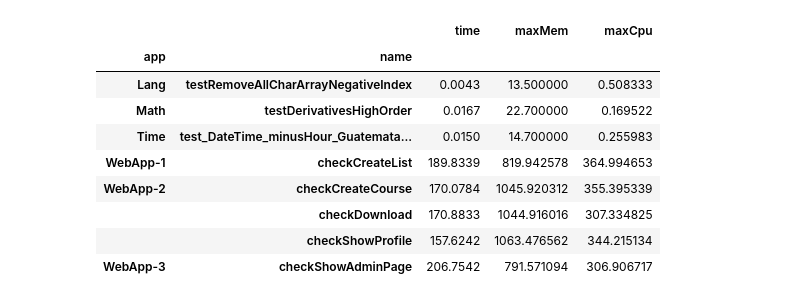
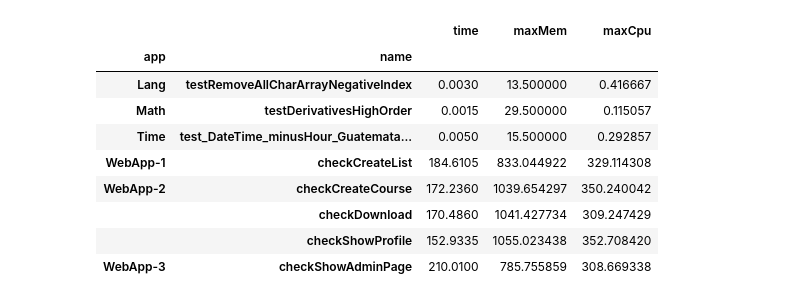
Before and after one commit to e2e-tests-dataset/comparative-experiment, a Jupyter notebook: GenerateGraphics.ipynb, the cells around one changed output. Drawn from its saved outputs; the diff is of its cells as text; code cells hidden in the pictures.

```diff
--- a/GenerateGraphics.ipynb
+++ b/GenerateGraphics.ipynb
@@ -11,18 +12,18 @@ dfs.append(pd.read_csv('DEFECTS4J/results/Math/testDerivativesHighOrder/results.
 dfs.append(pd.read_csv('DEFECTS4J/results/Time/test_DateTime_minusHour_Guatemata_Autumn/results.csv', index_col=0))
 df = pd.concat(dfs)
 # %%
-df.groupby(['app', 'name']).mean()
+df.groupby(['app', 'name']).median()
 # %% [output]
 |  |  | time | maxMem | maxCpu |
 | app | name |  |  |  |
-| Lang | testRemoveAllCharArrayNegativeIndex | 0.0043 | 13.500000 | 0.508333 |
-| Math | testDerivativesHighOrder | 0.0167 | 22.700000 | 0.169522 |
-| Time | test_DateTime_minusHour_Guatemata... | 0.0150 | 14.700000 | 0.255983 |
-| WebApp-1 | checkCreateList | 189.8339 | 819.942578 | 364.994653 |
-| WebApp-2 | checkCreateCourse | 170.0784 | 1045.920312 | 355.395339 |
-|  | checkDownload | 170.8833 | 1044.916016 | 307.334825 |
-|  | checkShowProfile | 157.6242 | 1063.476562 | 344.215134 |
-| WebApp-3 | checkShowAdminPage | 206.7542 | 791.571094 | 306.906717 |
+| Lang | testRemoveAllCharArrayNegativeIndex | 0.0030 | 13.500000 | 0.416667 |
+| Math | testDerivativesHighOrder | 0.0015 | 29.500000 | 0.115057 |
+| Time | test_DateTime_minusHour_Guatemata... | 0.0050 | 15.500000 | 0.292857 |
+| WebApp-1 | checkCreateList | 184.6105 | 833.044922 | 329.114308 |
+| WebApp-2 | checkCreateCourse | 172.2360 | 1039.654297 | 350.240042 |
+|  | checkDownload | 170.4860 | 1041.427734 | 309.247429 |
+|  | checkShowProfile | 152.9335 | 1055.023438 | 352.708420 |
+| WebApp-3 | checkShowAdminPage | 210.0100 | 785.755859 | 308.669338 |
 # %%
 boxplot = df.boxplot(column=['time'], by='name', figsize=(12,4))
 boxplot
```
Also changed, not shown: parts of 3 cells of this notebook, 14 other files.
